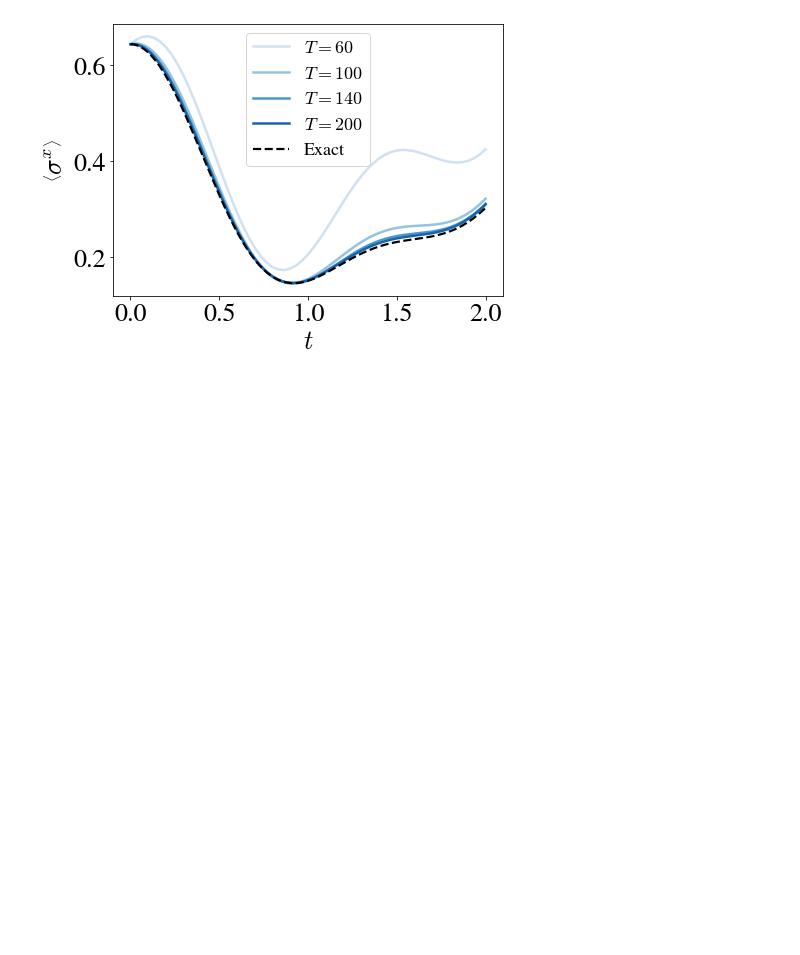
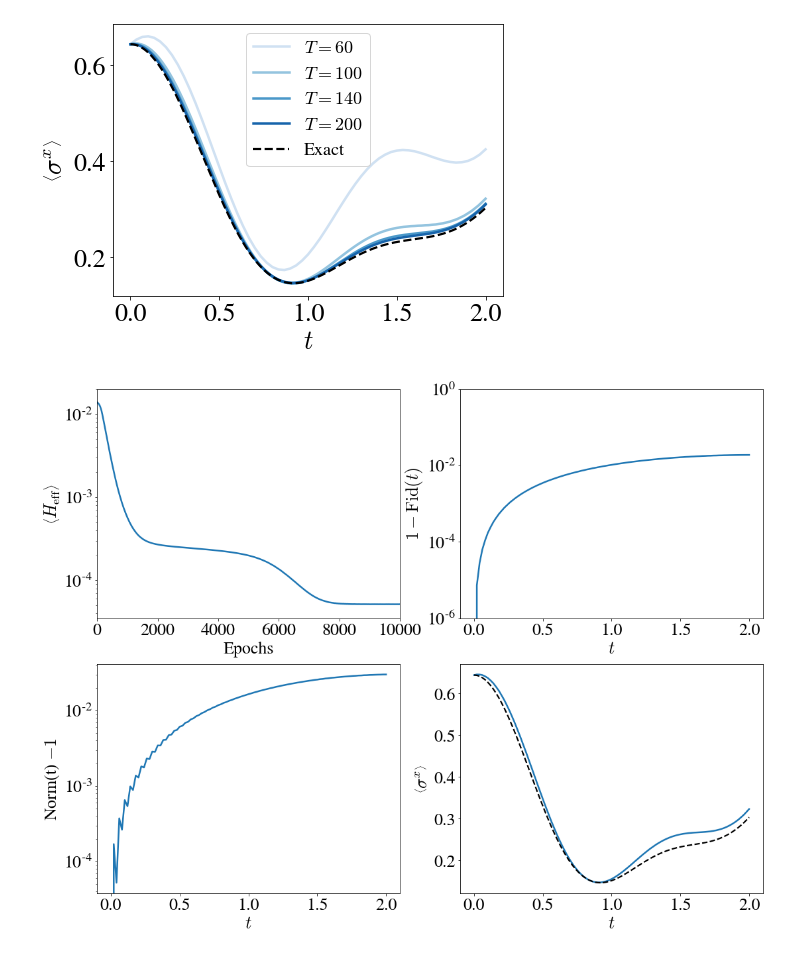
Before and after one commit to stavros11/Time-Evolution, a Jupyter notebook: plotter.ipynb, the cells around one changed output. Drawn from its saved outputs; the diff is of its cells as text; code cells hidden in the pictures; blank space fills up the shorter version.

Commit message:
Dynamic plots

```diff
--- a/plotter.ipynb
+++ b/plotter.ipynb
@@ -896,4 +896,45 @@ plt.savefig("fullwv_sigmax_vs_t.pdf", bbox_inches='tight')
 file.close()
 # %% [output]
 [figure]
+# %%
+n_sites = 6
+time_steps = 100
+t_grid = np.linspace(0, 2.0, time_steps + 1)
+
+file = h5py.File("{}/ClockV3/histories/allstates_tf2_withoverlap_fullwv_N{}M{}.h5".format(data_dir, n_sites, time_steps), "r")
+
+exact_file = h5py.File("{}/ClockV3/observables/fullwv_tf2_N{}.h5".format(data_dir, n_sites), "r")
+exact_sigma_x = exact_file["metrics/exact/sigma_x/{}".format(1)][()]
+exact_file.close()
+
+plt.figure(figsize=(18, 14))
+plt.subplot(221)
+plt.semilogy(file["exact_Eloc"][()].real, label="Exact", color=cp[0], linewidth=2.5)
+plt.xlabel("Epochs")
+plt.ylabel(r"$\left \langle H_\mathrm{eff} \right \rangle$")
+plt.xlim([0, n_epochs])
+plt.ylim([3.5 * 1e-5, 2e-2])
+
+plt.subplot(222)
+plt.semilogy(t_grid, 1 - file["time_overlaps"][()][-1], color=cp[0], linewidth=2.5)
+plt.xlabel("$t$")
+plt.ylabel(r"$1 - \mathrm{Fid}(t)$")
+plt.ylim([1e-6, 1.0])
+
+plt.subplot(223)
+plt.semilogy(t_grid, file["time_norm"][()][-1] - 1, color=cp[0], linewidth=2.5)
+plt.xlabel("$t$")
+plt.ylabel(r"Norm(t) $- 1$")
+
+plt.subplot(224)
+plt.plot(t_grid, file["time_sigma_x"][()][-1], color=cp[0], linewidth=2.5)
+plt.plot(t_grid, exact_sigma_x, linewidth=2.2, color="black", linestyle="--", label="Exact Evolution")
+plt.legend()
+plt.xlabel("$t$")
+plt.ylabel(r"$\left \langle \sigma ^x\right \rangle $")
+
+plt.show()
+file.close()
+# %% [output]
+[figure, added]
 # %%
```
Also changed, not shown: parts of 3 cells of this notebook.
